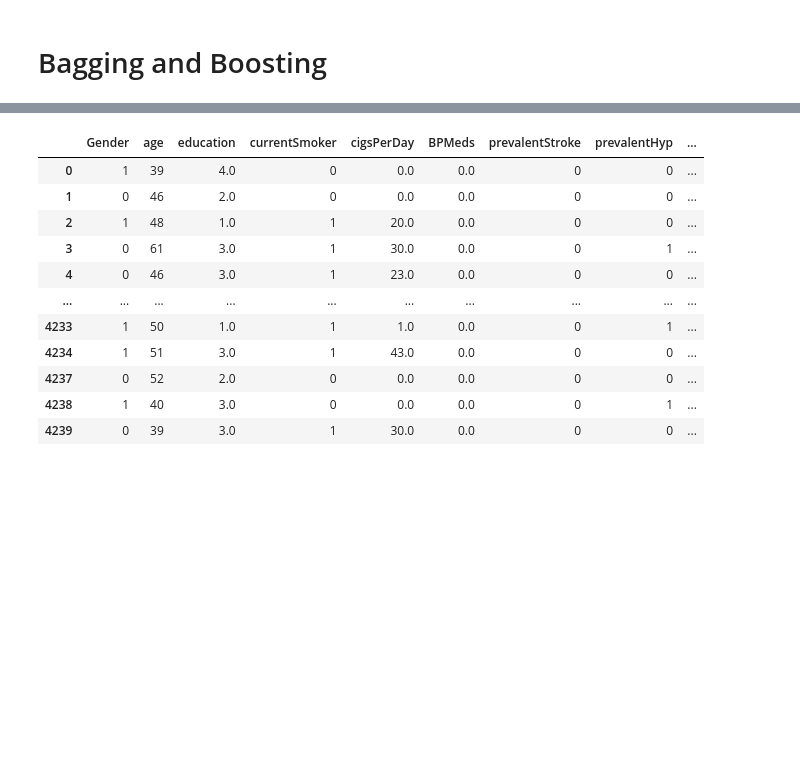
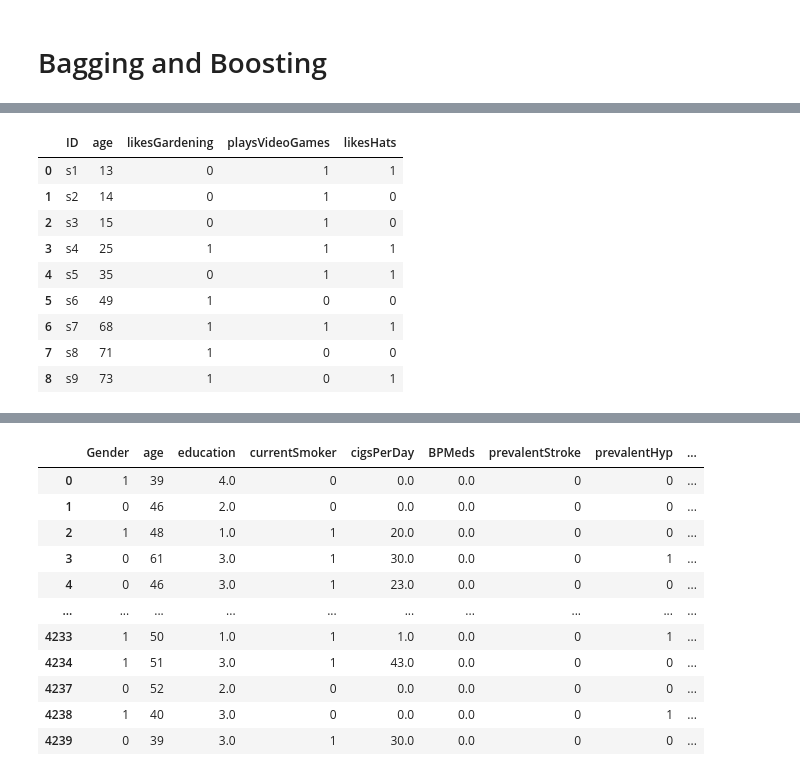
Before and after one commit to pratikasarkar/Supervised-Learning---Classification, a Jupyter notebook: Complete_Classification_Guide_By_Pratik_Asarkar.ipynb, the cells around one changed output, grey strips where cells are left out. Cells and saved outputs as stored; diff of their text form; code cells hidden in the pictures; blank space fills up the shorter version.

```diff
--- a/Complete_Classification_Guide_By_Pratik_Asarkar.ipynb
+++ b/Complete_Classification_Guide_By_Pratik_Asarkar.ipynb
@@ -1500,0 +1525,13 @@ For Adaboost regressor, we take the weighted average of the predicted values of
+# %%
+df_gb
+# %% [output]
+|  | ID | age | likesGardening | playsVideoGames | likesHats |
+| 0 | s1 | 13 | 0 | 1 | 1 |
+| 1 | s2 | 14 | 0 | 1 | 0 |
+| 2 | s3 | 15 | 0 | 1 | 0 |
+| 3 | s4 | 25 | 1 | 1 | 1 |
+| 4 | s5 | 35 | 0 | 1 | 1 |
+| 5 | s6 | 49 | 1 | 0 | 0 |
+| 6 | s7 | 68 | 1 | 1 | 1 |
+| 7 | s8 | 71 | 1 | 0 | 0 |
+| 8 | s9 | 73 | 1 | 0 | 1 |
```
Also changed, not shown: parts of 20 cells of this notebook.
